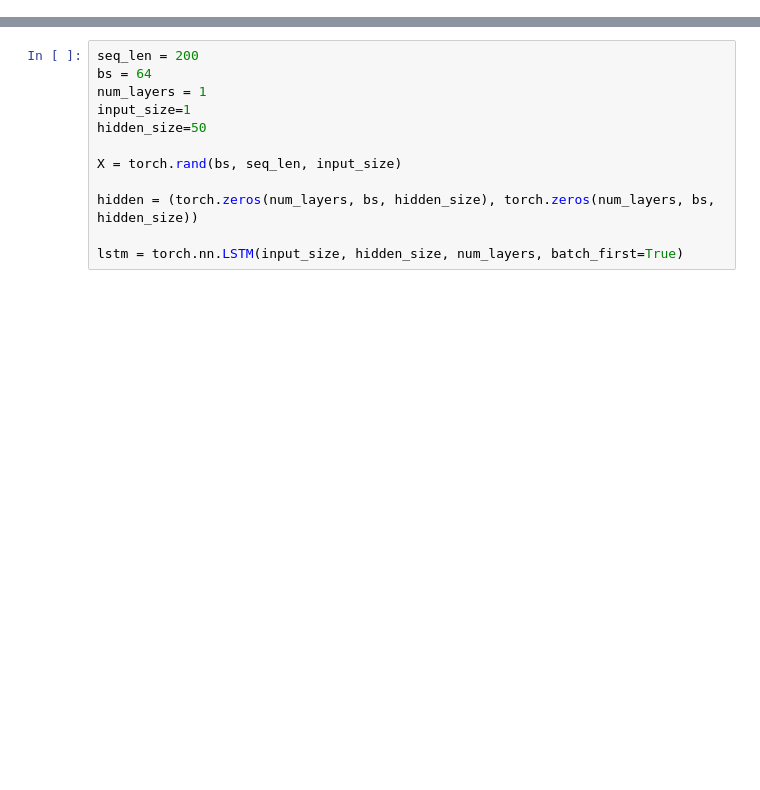
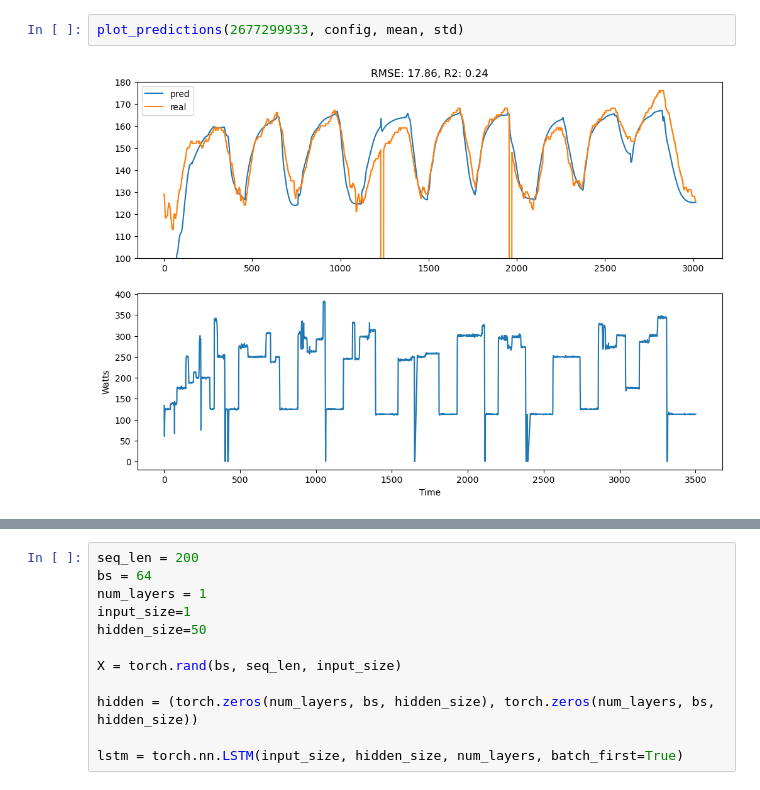
Before and after one commit to erab17/strava_pulse_prediction, a Jupyter notebook: streams_heartrate_prediction.ipynb, the cells around one changed output, grey strips where cells are left out. Cells and saved outputs as stored; diff of their text form; blank space fills up the shorter version.

```diff
--- a/streams_heartrate_prediction.ipynb
+++ b/streams_heartrate_prediction.ipynb
@@ -152,0 +793,4 @@ RuntimeError: Trying to backward through the graph a second time (or directly ac
+# %%
+plot_predictions(2677299933, config, mean, std)
+# %% [output]
+[figure, added]
```
Also changed, not shown: parts of 60 cells of this notebook.
